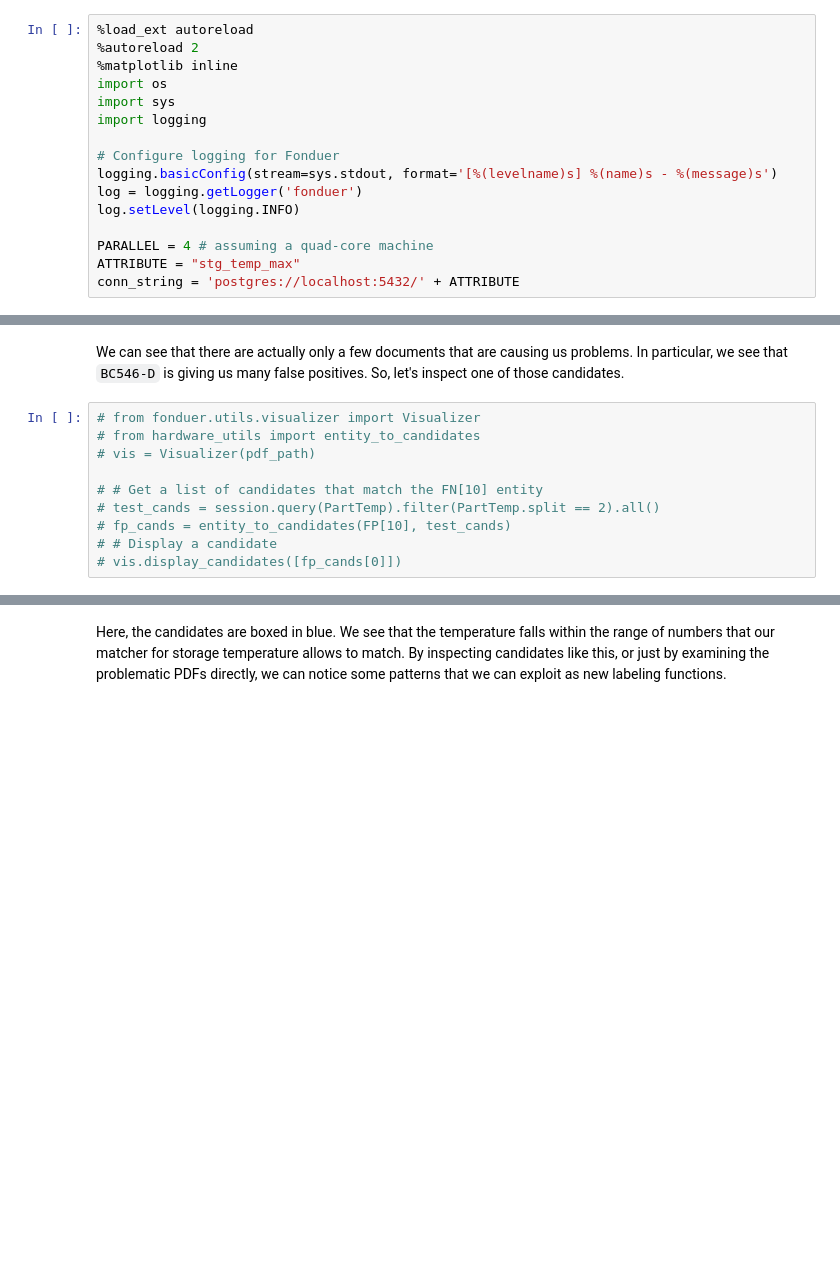
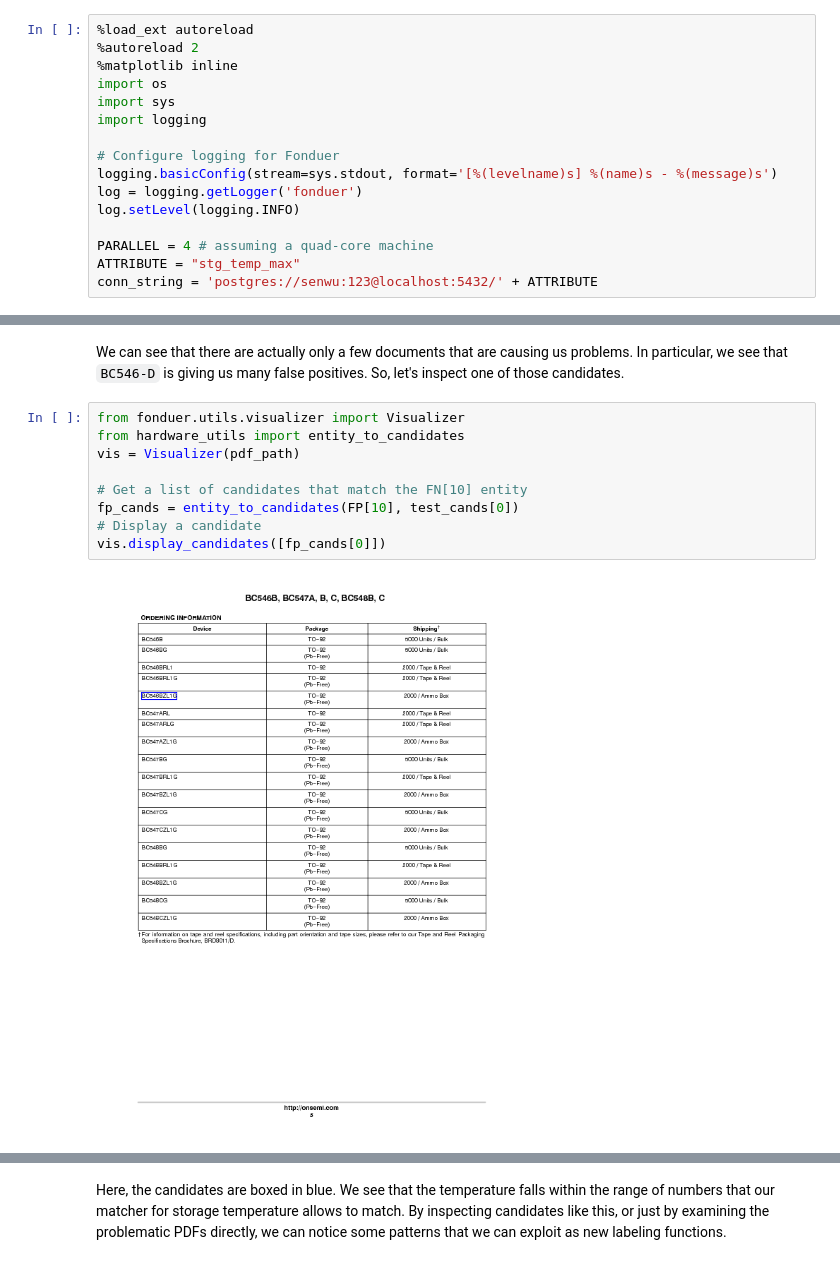
Before and after one commit to HazyResearch/fonduer-tutorials, a Jupyter notebook: hardware/max_storage_temp_tutorial.ipynb, the cells around one changed output, grey strips where cells are left out. Drawn from its saved outputs; the diff is of its cells as text; blank space fills up the shorter version.

```diff
--- a/hardware/max_storage_temp_tutorial.ipynb
+++ b/hardware/max_storage_temp_tutorial.ipynb
@@ -40,7 +40,7 @@ log.setLevel(logging.INFO)
 
 PARALLEL = 4 # assuming a quad-core machine
 ATTRIBUTE = "stg_temp_max"
-conn_string = 'postgres://localhost:5432/' + ATTRIBUTE
+conn_string = 'postgres://senwu:123@localhost:5432/' + ATTRIBUTE
 # %% [markdown]
 ## 1.1 Parsing and Transforming the Input Documents into Unified Data Models
 
@@ -702,12 +748,13 @@ For example, notice that our `entity_level_f1` returns `TP`, `FP`, `FN` sets. We
 # %% [markdown]
 We can see that there are actually only a few documents that are causing us problems. In particular, we see that `BC546-D` is giving us many false positives. So, let's inspect one of those candidates.
 # %%
-# from fonduer.utils.visualizer import Visualizer
-# from hardware_utils import entity_to_candidates
-# vis = Visualizer(pdf_path)
+from fonduer.utils.visualizer import Visualizer
+from hardware_utils import entity_to_candidates
+vis = Visualizer(pdf_path)
 
-# # Get a list of candidates that match the FN[10] entity
-# test_cands = session.query(PartTemp).filter(PartTemp.split == 2).all()
-# fp_cands = entity_to_candidates(FP[10], test_cands)
-# # Display a candidate
-# vis.display_candidates([fp_cands[0]])
+# Get a list of candidates that match the FN[10] entity
+fp_cands = entity_to_candidates(FP[10], test_cands[0])
+# Display a candidate
+vis.display_candidates([fp_cands[0]])
+# %% [output]
+[figure, added]
```
Also changed, not shown: parts of 29 cells of this notebook, 6 other files.
